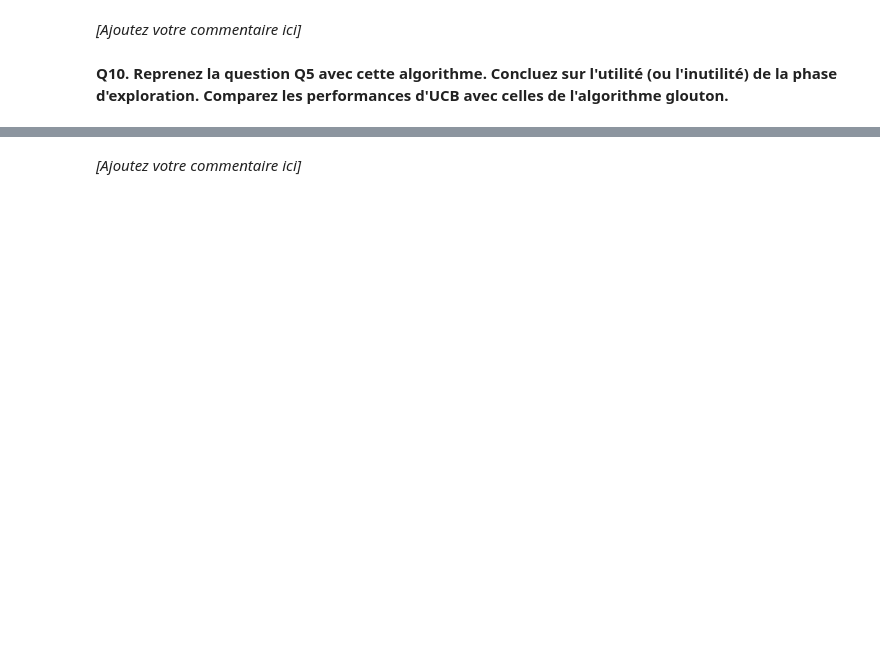
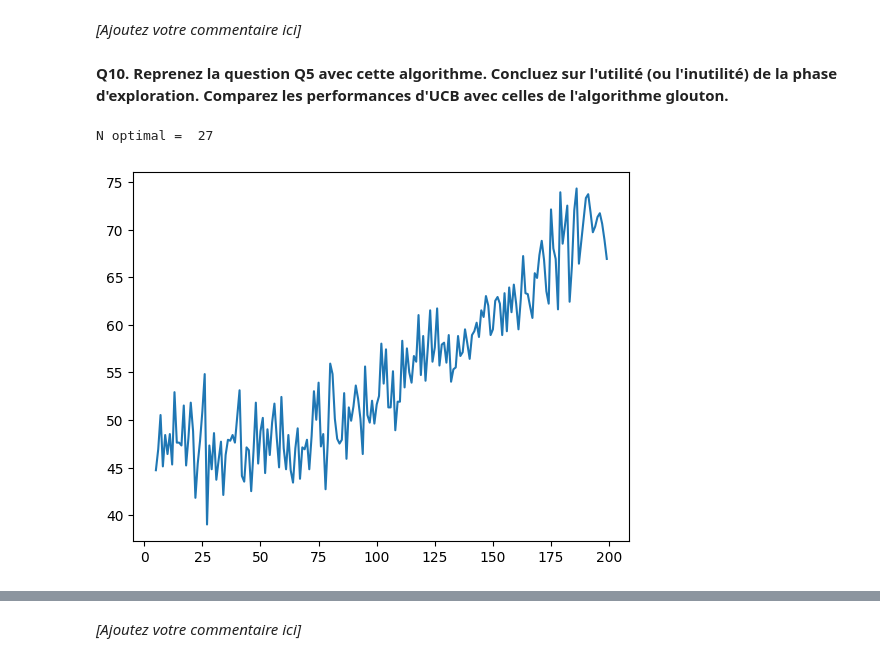
Before and after one commit to Miolith/reinforcement-learning, a Jupyter notebook: C1_TP_MAB1.ipynb, the cells around one changed output, grey strips where cells are left out. Saved outputs shown, nothing was run; the diff lists cells and outputs as text; code cells hidden in the pictures; blank space fills up the shorter version.

```diff
--- a/C1_TP_MAB1.ipynb
+++ b/C1_TP_MAB1.ipynb
@@ -586,18 +586,17 @@ ax2.plot(regret)
 # %% [markdown]
 **Q10. Reprenez la question Q5 avec cette algorithme. Concluez sur l'utilité (ou l'inutilité) de la phase d'exploration. Comparez les performances d'UCB avec celles de l'algorithme glouton.**
 # %%
-MAB_100 = [generate_arms(5) for i in range(100)]
-#N = 46
-M = 550
-n = N + M
+nb_experiments = 10
+MAB_100 = [generate_arms(5) for i in range(nb_experiments)]
 
 C = 2
+n = 550
 
 mean_regrets = []
 
 for N in range(5, 200):
-    M -= N
-    regret = torch.zeros(100)
+    M = n - N
+    regret = torch.zeros(nb_experiments)
 
     for i, MAB in enumerate(MAB_100):
         # Exploration
@@ -613,39 +612,34 @@ for N in range(5, 200):
 
         best_vaccin = torch.argmax(R_hat)
         actual_best = torch.argmax(torch.tensor([v.immunity_rate for v in MAB]))
 
         # Exploitation
         vaccin = best_vaccin
         for k in range(M):
             reward[vaccin] += MAB[vaccin].sample(1).int().item()
             T[vaccin] += 1
             R_i = reward / T
 
             R_hat = R_i + torch.sqrt(C * np.log(n) / T)
             vaccin = torch.argmax(R_hat)
 
 
         regret[i] = n*MAB[actual_best].immunity_rate - reward.sum()
 
     regret_moyen = regret.mean()
-    mean_regrets.append(regret_moyen)
-
-    regret_ecart_type = torch.std(regret)
-
-print("L'espérance du regret vaut : %.4f" % regret_moyen)
-print("L'écart-type du regret vaut : %.4f" % regret_ecart_type)
+    mean_regrets.append((regret_moyen, N))
 
 y = [mean for mean, K in mean_regrets]
 x = [K for mean, K in mean_regrets]
 
 N_opti = x[torch.argmin(torch.tensor(y))]
 M_opti = 550 - N_opti
 
 print("N optimal = ", N_opti)
 
-#print(x)
-#print(y)
-
 plt.plot(x, y)
 
 plt.show() # affiche la figure à l'écran
+# %% [output]
+N optimal =  27
+[figure, added]
```
Also changed, not shown: parts of 19 cells of this notebook.
